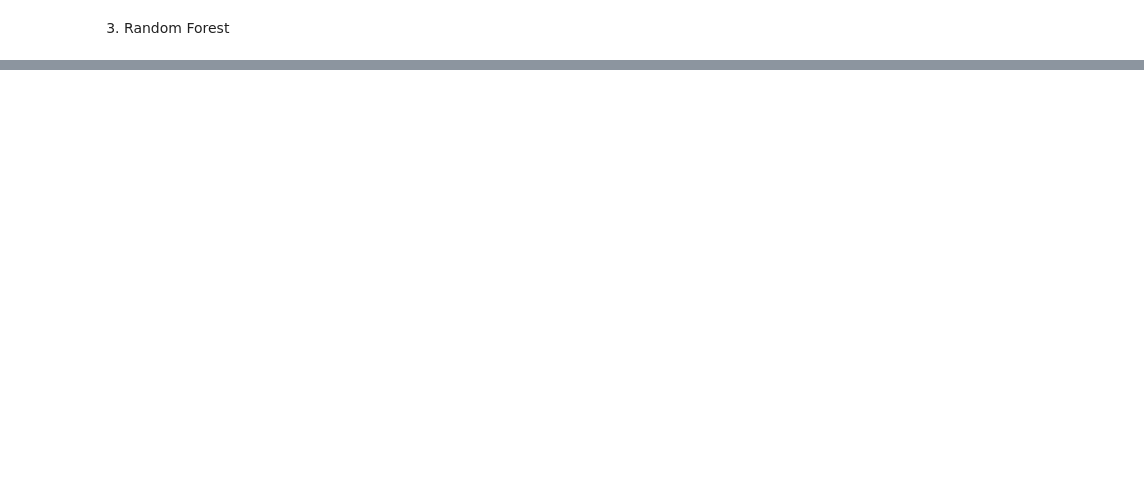
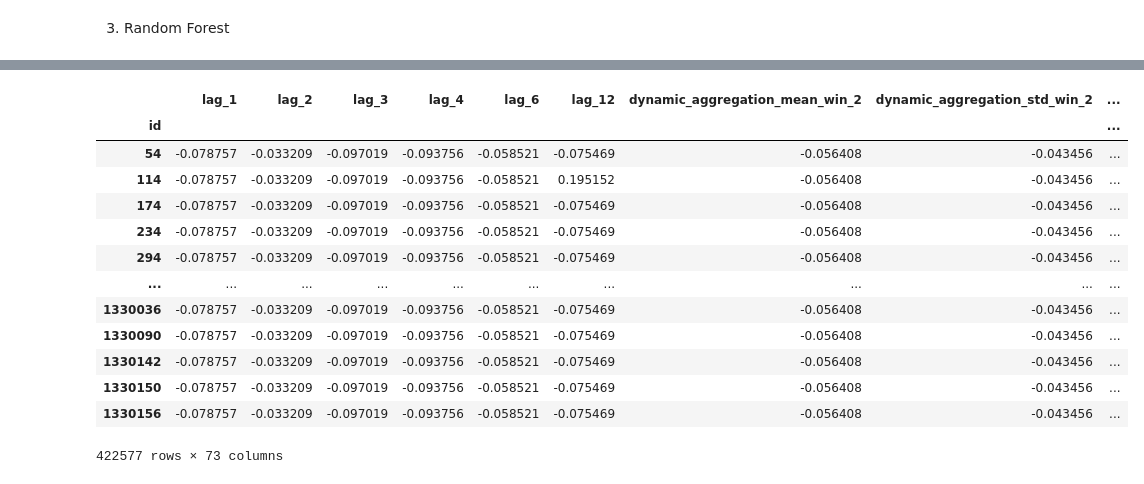
Before and after one commit to Denchidlo/FutureSales, a Jupyter notebook: notebooks/models_fitting.ipynb, the cells around one changed output, grey strips where cells are left out. Saved outputs shown, nothing was run; the diff lists cells and outputs as text; code cells hidden in the pictures; blank space fills up the shorter version.

```diff
--- a/notebooks/models_fitting.ipynb
+++ b/notebooks/models_fitting.ipynb
@@ -125,6 +127,8 @@ def make_scaled(df_origin):
 # %%
 train_x = make_scaled(train_x)
 test_x = make_scaled(test_x)
+eval_x = make_scaled(eval_x)
+full_submition = make_scaled(full_submition)
 # %% [markdown]
 ## Feature evaluation
 # %%
@@ -259,0 +360,3 @@ baseline_train['lags'].isna().sum().sum()
+# %%
+extended_eval_x = eval_x.reset_index().merge(task_df['idx'], on='id').set_index('id').drop(['item_name', 'shop_name', 'item_category_name'], axis=1)
+extended_submition_x = full_submition.reset_index().merge(task_df['idx'], on='id').set_index('id').drop(['item_name', 'shop_name', 'item_category_name'], axis=1)
@@ -259,0 +376,17 @@ baseline_train['lags'].isna().sum().sum()
+# %%
+extended_submition_x
+# %% [output]
+|  | lag_1 | lag_2 | lag_3 | lag_4 | lag_6 | lag_12 | dynamic_aggregation_mean_win_2 | dynamic_aggregation_std_win_2 | ... |
+| id |  |  |  |  |  |  |  |  | ... |
+| 54 | -0.078757 | -0.033209 | -0.097019 | -0.093756 | -0.058521 | -0.075469 | -0.056408 | -0.043456 | ... |
+| 114 | -0.078757 | -0.033209 | -0.097019 | -0.093756 | -0.058521 | 0.195152 | -0.056408 | -0.043456 | ... |
+| 174 | -0.078757 | -0.033209 | -0.097019 | -0.093756 | -0.058521 | -0.075469 | -0.056408 | -0.043456 | ... |
+| 234 | -0.078757 | -0.033209 | -0.097019 | -0.093756 | -0.058521 | -0.075469 | -0.056408 | -0.043456 | ... |
+| 294 | -0.078757 | -0.033209 | -0.097019 | -0.093756 | -0.058521 | -0.075469 | -0.056408 | -0.043456 | ... |
+| ... | ... | ... | ... | ... | ... | ... | ... | ... | ... |
+| 1330036 | -0.078757 | -0.033209 | -0.097019 | -0.093756 | -0.058521 | -0.075469 | -0.056408 | -0.043456 | ... |
+| 1330090 | -0.078757 | -0.033209 | -0.097019 | -0.093756 | -0.058521 | -0.075469 | -0.056408 | -0.043456 | ... |
+| 1330142 | -0.078757 | -0.033209 | -0.097019 | -0.093756 | -0.058521 | -0.075469 | -0.056408 | -0.043456 | ... |
+| 1330150 | -0.078757 | -0.033209 | -0.097019 | -0.093756 | -0.058521 | -0.075469 | -0.056408 | -0.043456 | ... |
+| 1330156 | -0.078757 | -0.033209 | -0.097019 | -0.093756 | -0.058521 | -0.075469 | -0.056408 | -0.043456 | ... |
+422577 rows × 73 columns
```
Also changed, not shown: parts of 40 cells of this notebook, 5 other files.
